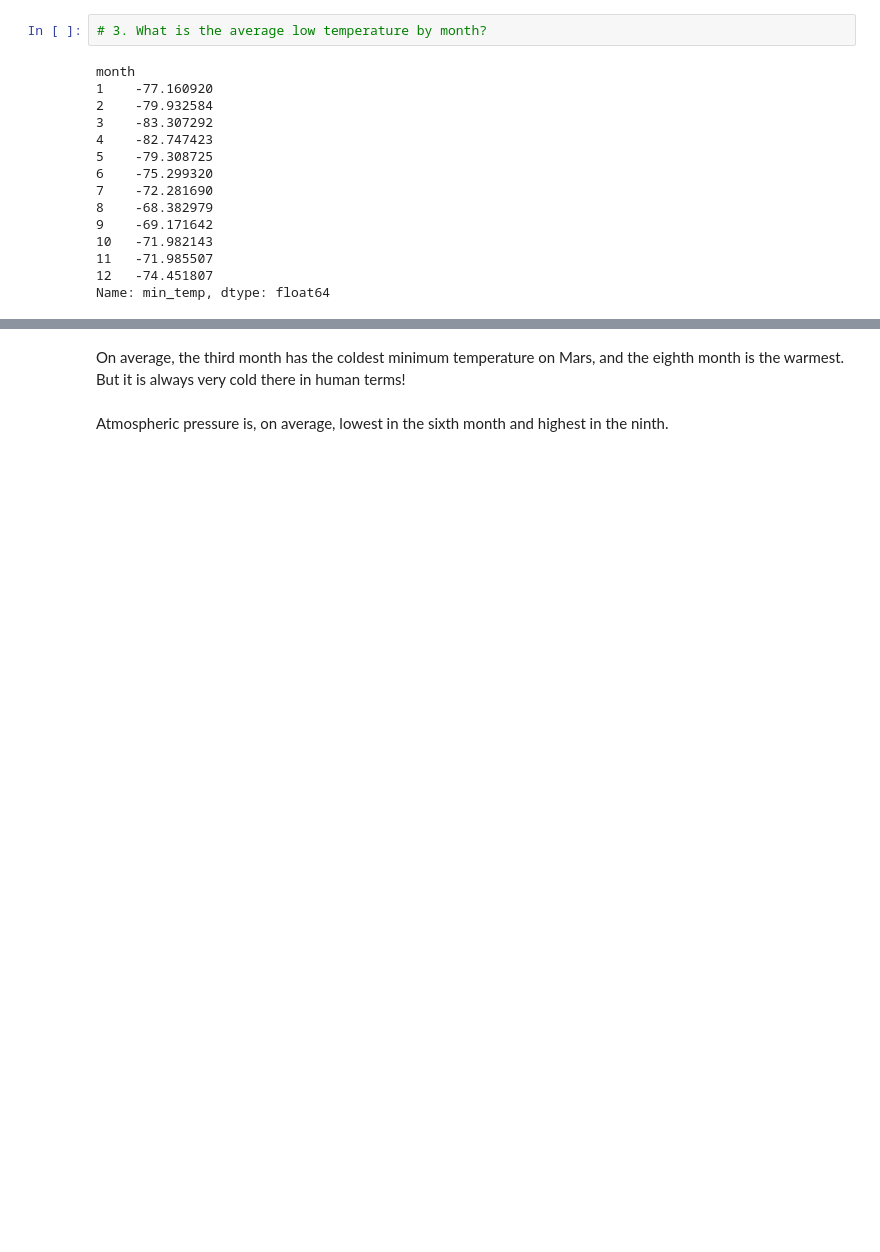
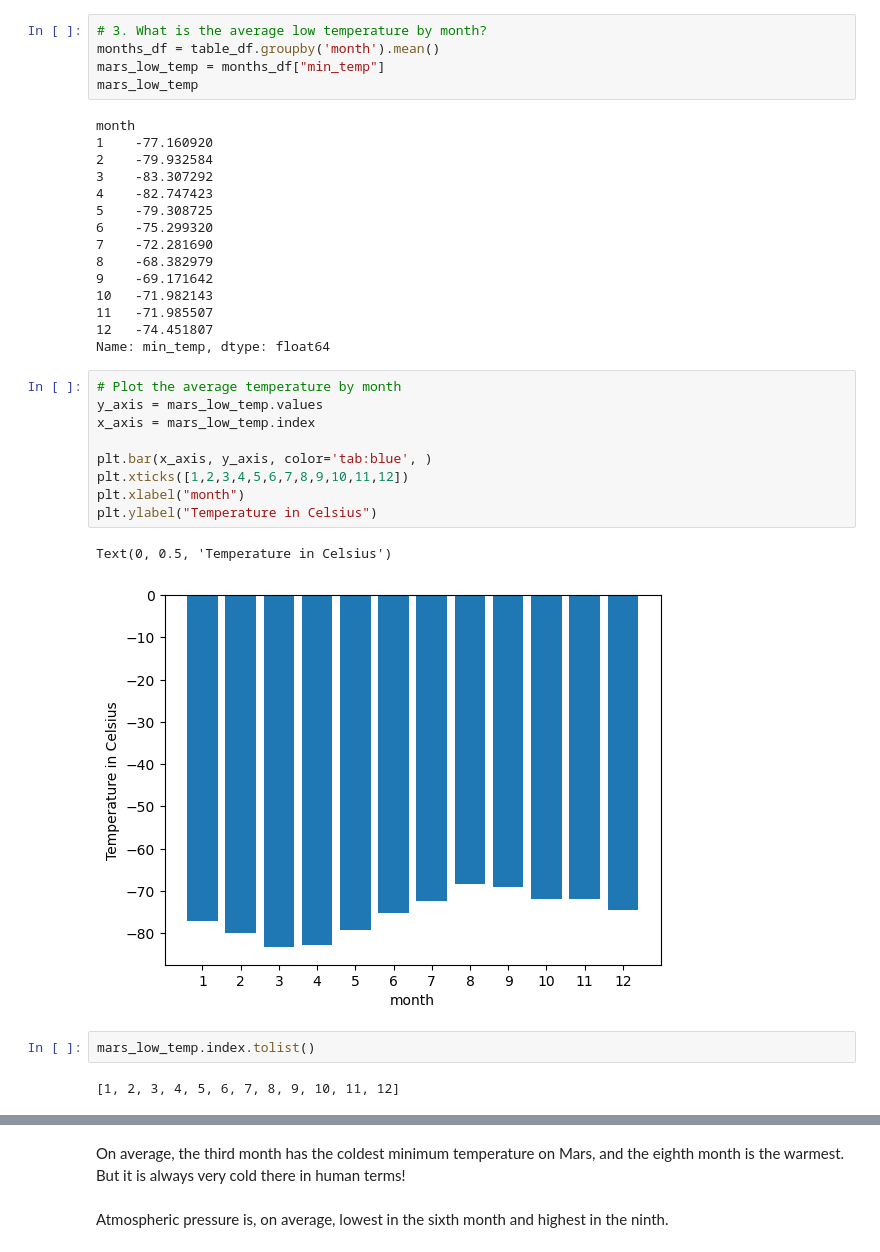
Before and after one commit to ChrisBanh/webscraping-challenge, a Jupyter notebook: part_2_mars_weather.ipynb, the cells around one changed output, grey strips where cells are left out. Cells and saved outputs as stored; diff of their text form; blank space fills up the shorter version.

```diff
--- a/part_2_mars_weather.ipynb
+++ b/part_2_mars_weather.ipynb
@@ -163,6 +163,9 @@ len(table_df["terrestrial_date"])
 1867
 # %%
 # 3. What is the average low temperature by month?
+months_df = table_df.groupby('month').mean()
+mars_low_temp = months_df["min_temp"]
+mars_low_temp
 # %% [output]
 month
 1    -77.160920
@@ -178,3 +181,19 @@ month
 11   -71.985507
 12   -74.451807
 Name: min_temp, dtype: float64
+# %%
+# Plot the average temperature by month
+y_axis = mars_low_temp.values
+x_axis = mars_low_temp.index
+
+plt.bar(x_axis, y_axis, color='tab:blue', )
+plt.xticks([1,2,3,4,5,6,7,8,9,10,11,12])
+plt.xlabel("month")
+plt.ylabel("Temperature in Celsius")
+# %% [output]
+Text(0, 0.5, 'Temperature in Celsius')
+[figure, added]
+# %%
+mars_low_temp.index.tolist()
+# %% [output]
+[1, 2, 3, 4, 5, 6, 7, 8, 9, 10, 11, 12]
```
Also changed, not shown: parts of 12 cells of this notebook, 1 other file.
